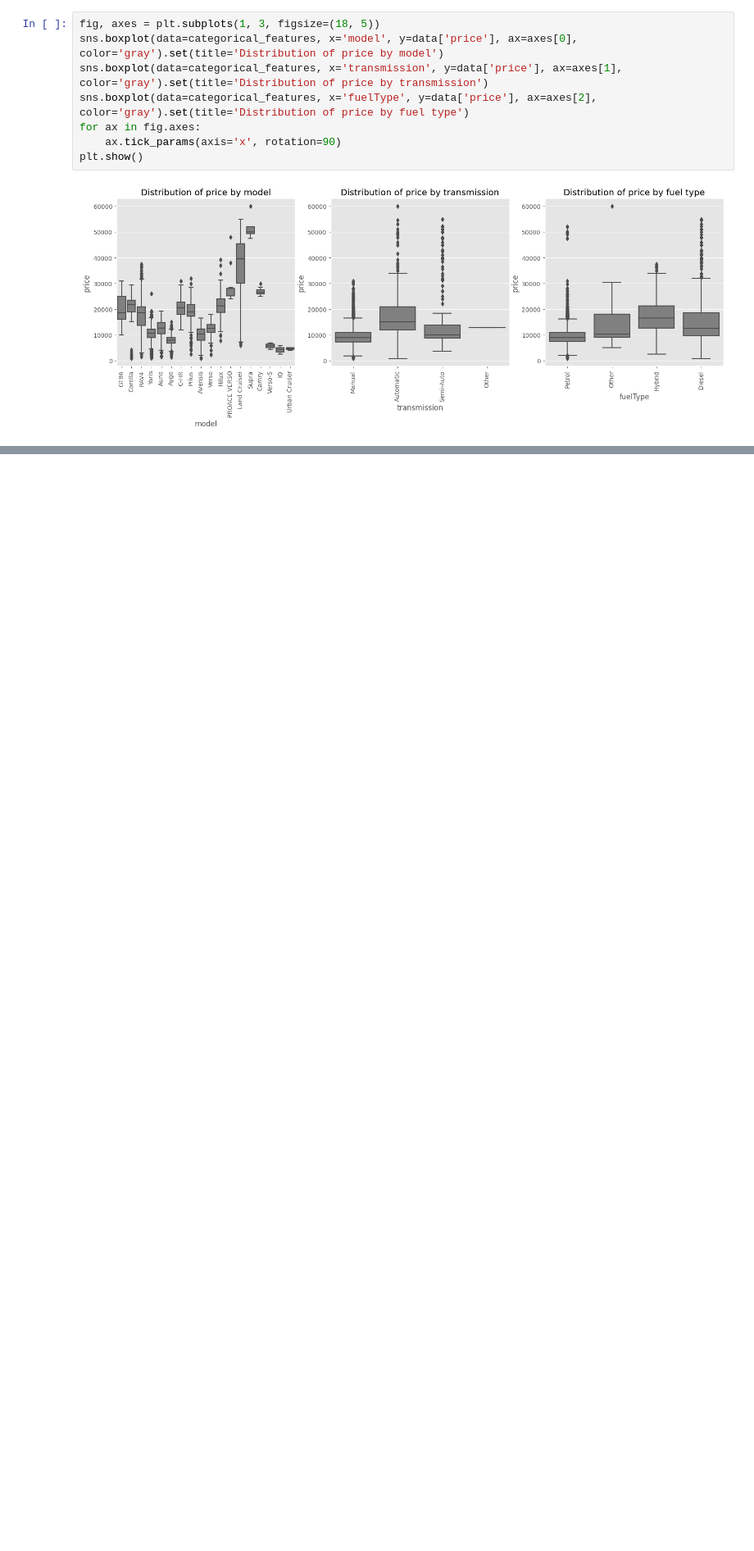
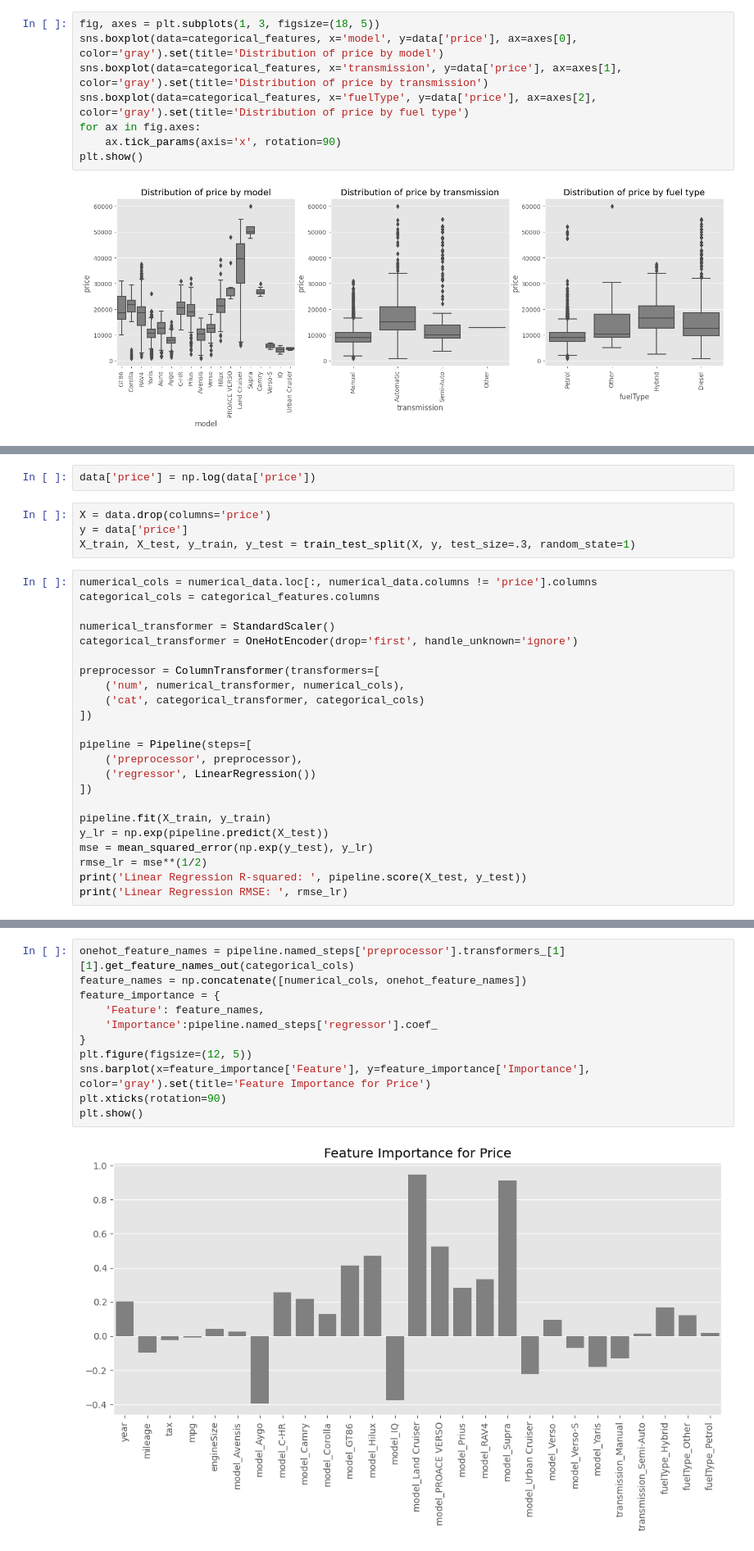
Before and after one commit to Julio-M-Siqueira/UK_Used_Car, a Jupyter notebook: notebook.ipynb, the cells around one changed output, grey strips where cells are left out. Shown at 82% size. Drawn from its saved outputs; the diff is of its cells as text; blank space fills up the shorter version.

Commit message:
Added modelling steps into notebook.ipynb

```diff
--- a/notebook.ipynb
+++ b/notebook.ipynb
@@ -160,0 +181,29 @@ plt.show()
+# %%
+data['price'] = np.log(data['price'])
+# %%
+X = data.drop(columns='price')
+y = data['price']
+X_train, X_test, y_train, y_test = train_test_split(X, y, test_size=.3, random_state=1)
+# %%
+numerical_cols = numerical_data.loc[:, numerical_data.columns != 'price'].columns
+categorical_cols = categorical_features.columns
+
+numerical_transformer = StandardScaler()
+categorical_transformer = OneHotEncoder(drop='first', handle_unknown='ignore')
+
+preprocessor = ColumnTransformer(transformers=[
+    ('num', numerical_transformer, numerical_cols),
+    ('cat', categorical_transformer, categorical_cols)
+])
+
+pipeline = Pipeline(steps=[
+    ('preprocessor', preprocessor),
+    ('regressor', LinearRegression())
+])
+
+pipeline.fit(X_train, y_train)
+y_lr = np.exp(pipeline.predict(X_test))
+mse = mean_squared_error(np.exp(y_test), y_lr)
+rmse_lr = mse**(1/2)
+print('Linear Regression R-squared: ', pipeline.score(X_test, y_test))
+print('Linear Regression RMSE: ', rmse_lr)
@@ -160,0 +213,13 @@ plt.show()
+# %%
+onehot_feature_names = pipeline.named_steps['preprocessor'].transformers_[1][1].get_feature_names_out(categorical_cols)
+feature_names = np.concatenate([numerical_cols, onehot_feature_names])
+feature_importance = {
+    'Feature': feature_names,
+    'Importance':pipeline.named_steps['regressor'].coef_
+}
+plt.figure(figsize=(12, 5))
+sns.barplot(x=feature_importance['Feature'], y=feature_importance['Importance'], color='gray').set(title='Feature Importance for Price')
+plt.xticks(rotation=90)
+plt.show()
+# %% [output]
+[figure, added]
```
Also changed, not shown: parts of 16 cells of this notebook.
